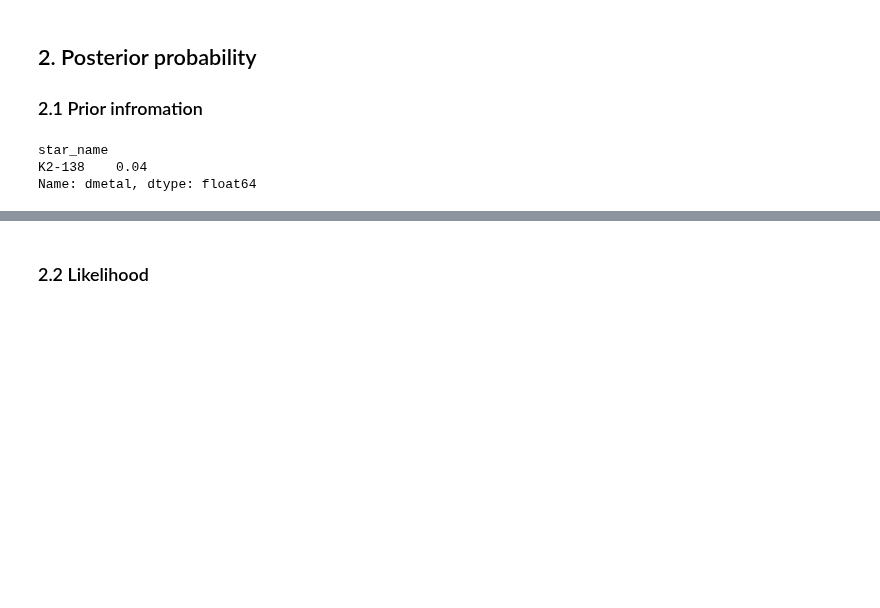
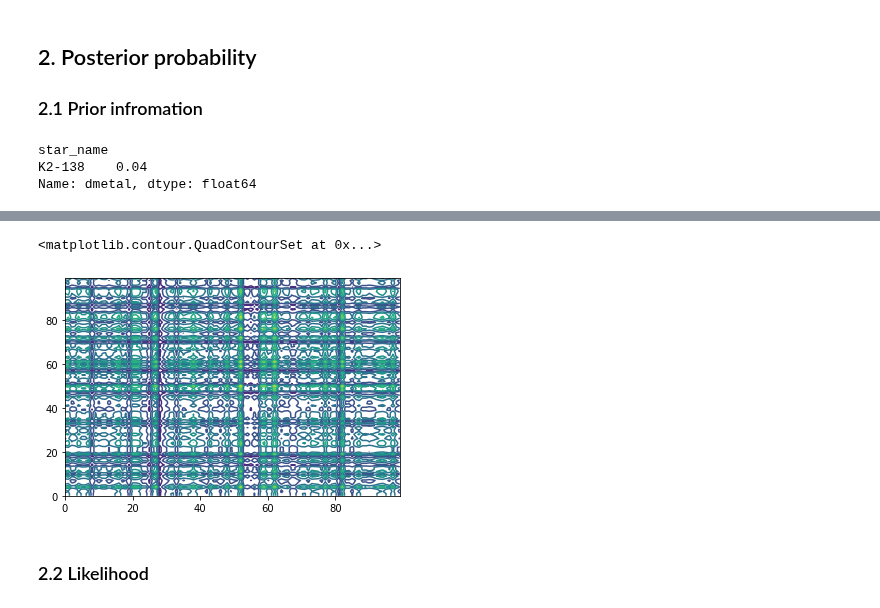
Before and after one commit to fjbautistas/kde_example, a Jupyter notebook: Marginal_Distributions.ipynb, the cells around one changed output, grey strips where cells are left out. Cells and saved outputs as stored; diff of their text form; code cells hidden in the pictures; blank space fills up the shorter version.

```diff
--- a/Marginal_Distributions.ipynb
+++ b/Marginal_Distributions.ipynb
@@ -165,2 +163,8 @@ plt.contour(prior)
+# %%
+prior_2=((np.ones([100,100]).T*prior_y).T)*prior_x
+plt.contour(prior_2)
+# %% [output]
+<matplotlib.contour.QuadContourSet at 0x...>
+[figure, added]
 # %% [markdown]
 ### 2.2 Likelihood
```
Also changed, not shown: parts of 7 cells of this notebook.
